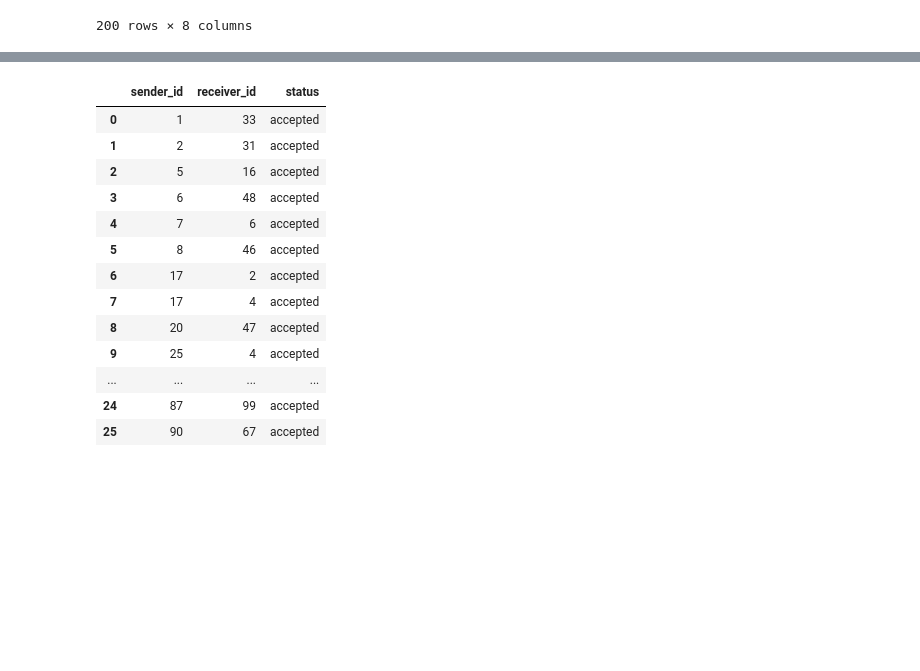
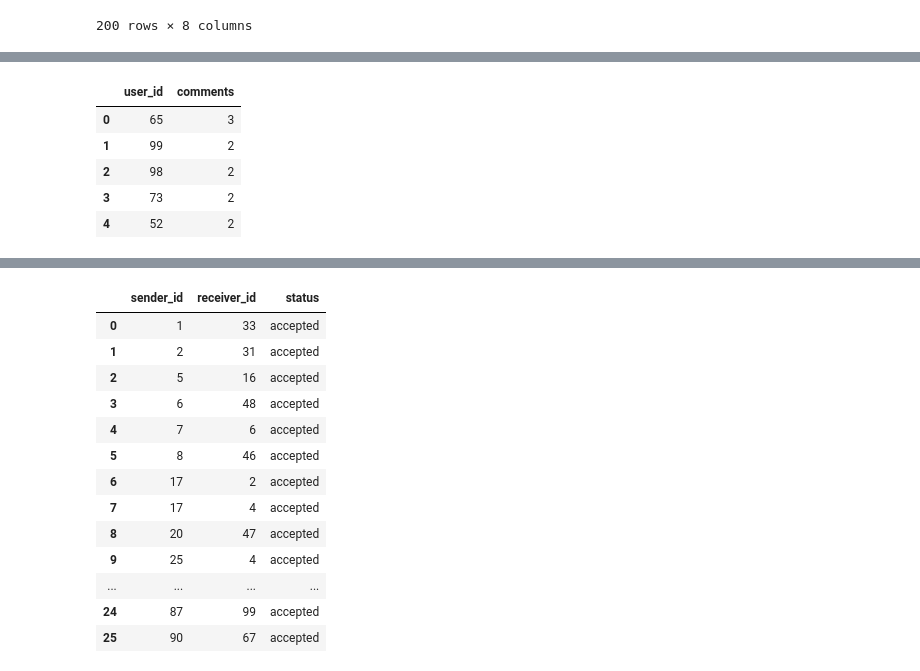
Before and after one commit to AlisonCG1/Project-datacopy, a Jupyter notebook: exploratory.ipynb, the cells around one changed output, grey strips where cells are left out. Saved outputs shown, nothing was run; the diff lists cells and outputs as text; code cells hidden in the pictures; blank space fills up the shorter version.

```diff
--- a/exploratory.ipynb
+++ b/exploratory.ipynb
@@ -106,4 +110,13 @@ total_posts
 # %%
-query = "SELECT user_id, COUNT(TYPE) AS comments FROM Notification WHERE type == 'comment' GROUP BY user_id ORDER BY comments DESC"
+query = "SELECT user_id, COUNT(TYPE) AS comments FROM Notification WHERE type == 'comment' GROUP BY user_id ORDER BY comments DESC limit 5"
 comments = pd.read_sql(query, conn)
+
+comments
+# %% [output]
+|  | user_id | comments |
+| 0 | 65 | 3 |
+| 1 | 99 | 2 |
+| 2 | 98 | 2 |
+| 3 | 73 | 2 |
+| 4 | 52 | 2 |
 # %%
```
Also changed, not shown: parts of 3 cells of this notebook.
